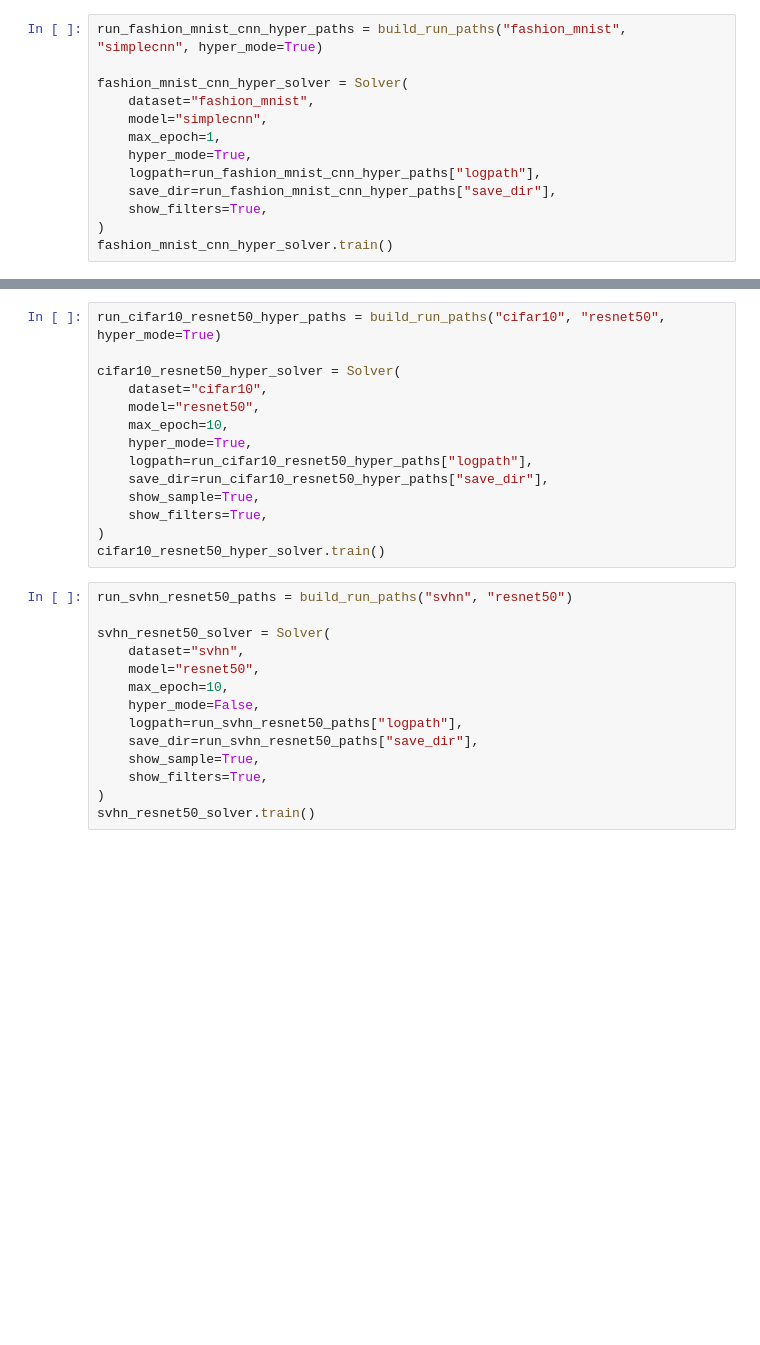
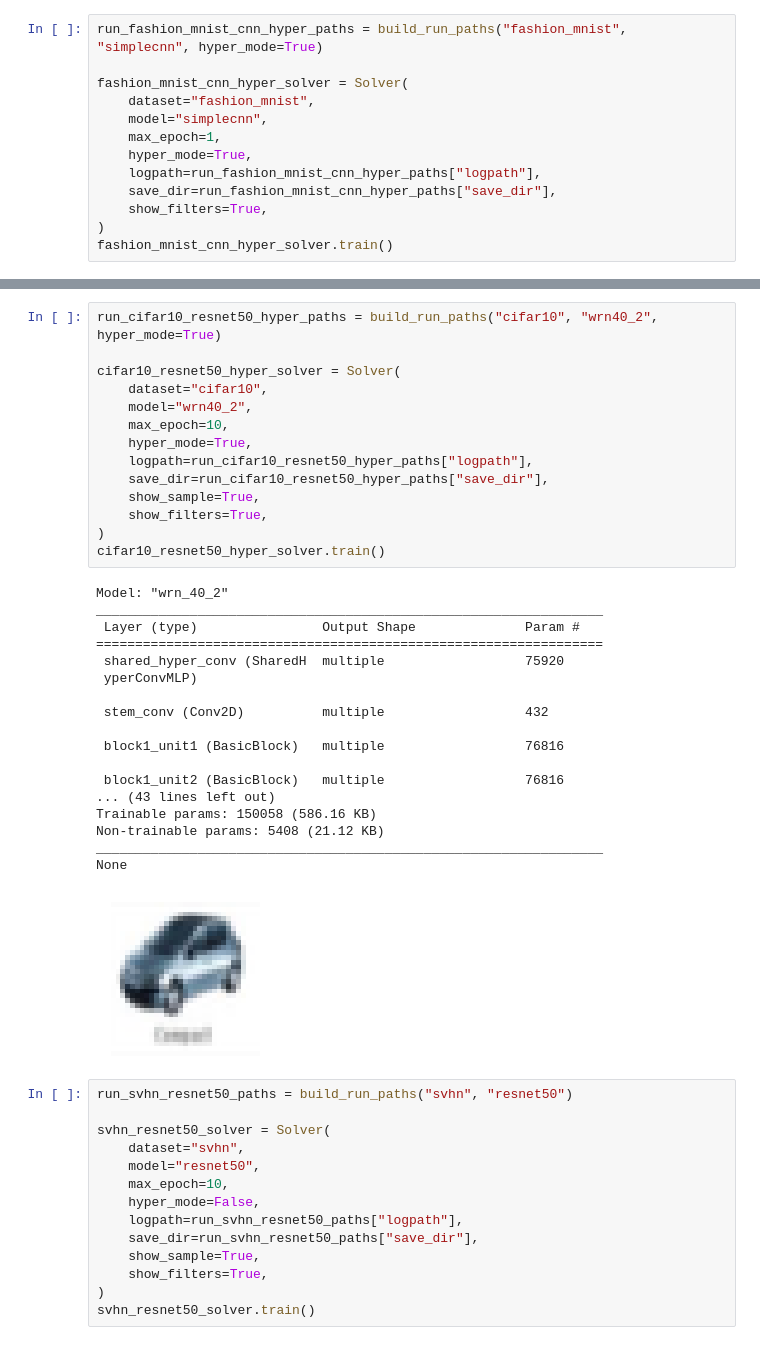
Before and after one commit to namviet157/HyperNetworks, a Jupyter notebook: static_hypernetwork.ipynb, the cells around one changed output, grey strips where cells are left out. Cells and saved outputs as stored; diff of their text form; blank space fills up the shorter version.

```diff
--- a/static_hypernetwork.ipynb
+++ b/static_hypernetwork.ipynb
@@ -101,17 +123,36 @@ cifar10_resnet50_solver.train()
 # %%
-run_cifar10_resnet50_hyper_paths = build_run_paths("cifar10", "resnet50", hyper_mode=True)
+run_cifar10_resnet50_hyper_paths = build_run_paths("cifar10", "wrn40_2", hyper_mode=True)
 
 cifar10_resnet50_hyper_solver = Solver(
     dataset="cifar10",
-    model="resnet50",
+    model="wrn40_2",
     max_epoch=10,
     hyper_mode=True,
     logpath=run_cifar10_resnet50_hyper_paths["logpath"],
     save_dir=run_cifar10_resnet50_hyper_paths["save_dir"],
     show_sample=True,
     show_filters=True,
 )
 cifar10_resnet50_hyper_solver.train()
+# %% [output]
+Model: "wrn_40_2"
+_________________________________________________________________
+ Layer (type)                Output Shape              Param #
+=================================================================
+ shared_hyper_conv (SharedH  multiple                  75920
+ yperConvMLP)
+
+ stem_conv (Conv2D)          multiple                  432
+
+ block1_unit1 (BasicBlock)   multiple                  76816
+
+ block1_unit2 (BasicBlock)   multiple                  76816
+... (43 lines left out)
+Trainable params: 150058 (586.16 KB)
+Non-trainable params: 5408 (21.12 KB)
+_________________________________________________________________
+None
+[figure, added]
 # %%
 run_svhn_resnet50_paths = build_run_paths("svhn", "resnet50")
 
```
Also changed, not shown: parts of 4 cells of this notebook, 6 other files.
